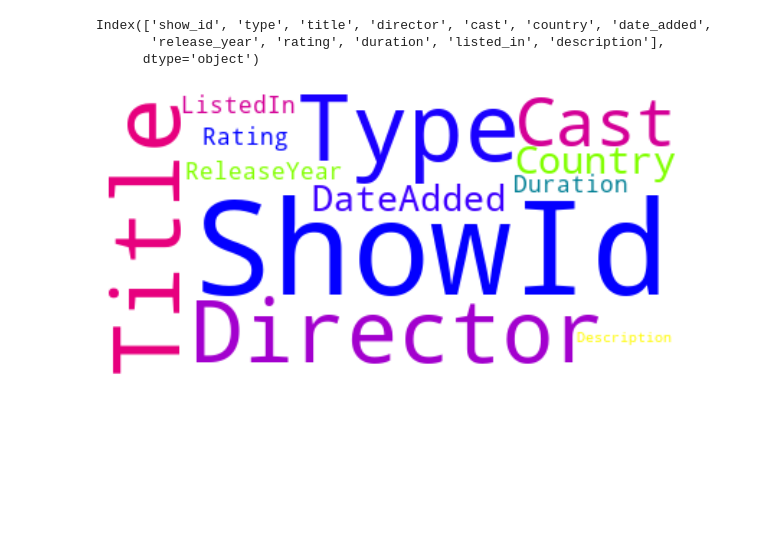
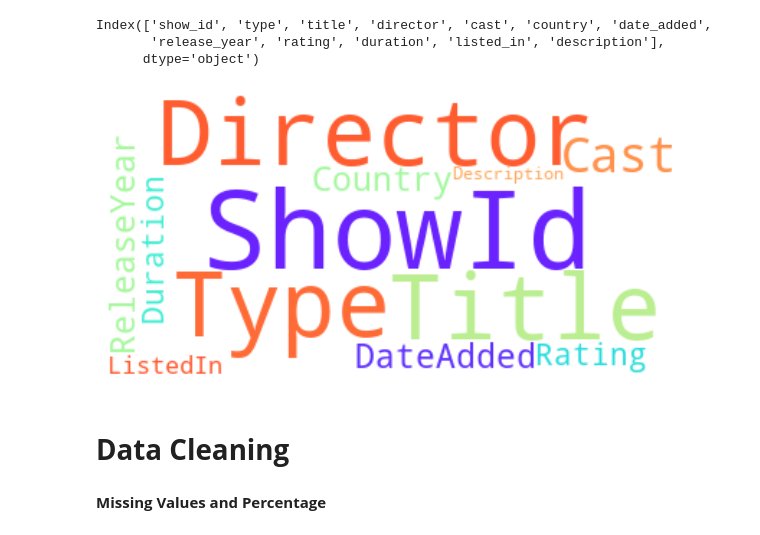
Before and after one commit to victorious07/Netflix-Movies-and-TV-Shows-Clustering, a Jupyter notebook: Netflix_Movies_And_TVShows_Clustering_CapstoneProject.ipynb, the cells around one changed output. Cells and saved outputs as stored; diff of their text form; code cells hidden in the pictures; blank space fills up the shorter version.

```diff
--- a/Netflix_Movies_And_TVShows_Clustering_CapstoneProject.ipynb
+++ b/Netflix_Movies_And_TVShows_Clustering_CapstoneProject.ipynb
@@ -174,10 +174,14 @@ for col_name in col_lst:
   else:
     text +=col_name.title()+' '
 # %%
-wordcloud = WordCloud(background_color ='white',colormap='prism').generate(text)
+wordcloud = WordCloud(background_color ='white',colormap='rainbow').generate(text)
 plt.figure(figsize = (8,8), facecolor = None)
 plt.imshow(wordcloud, interpolation="bilinear")
 plt.axis("off")
 plt.tight_layout(pad = 0)
 # %% [output]
-[figure, old version]
+[figure, new version]
+# %% [markdown]
+# **Data Cleaning**
+# %% [markdown]
+**Missing Values and Percentage**
```
Also changed, not shown: parts of 26 cells of this notebook.
